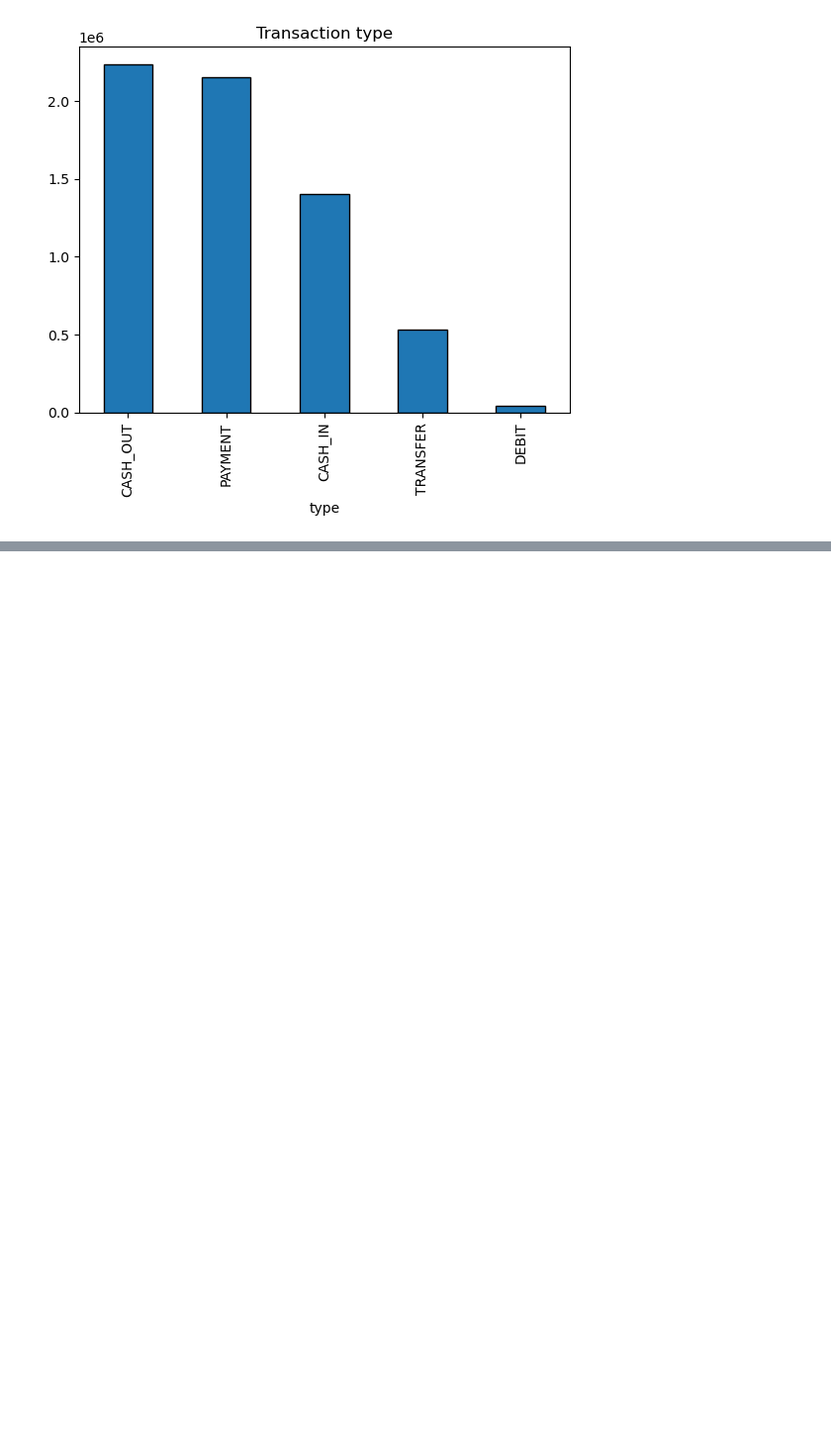
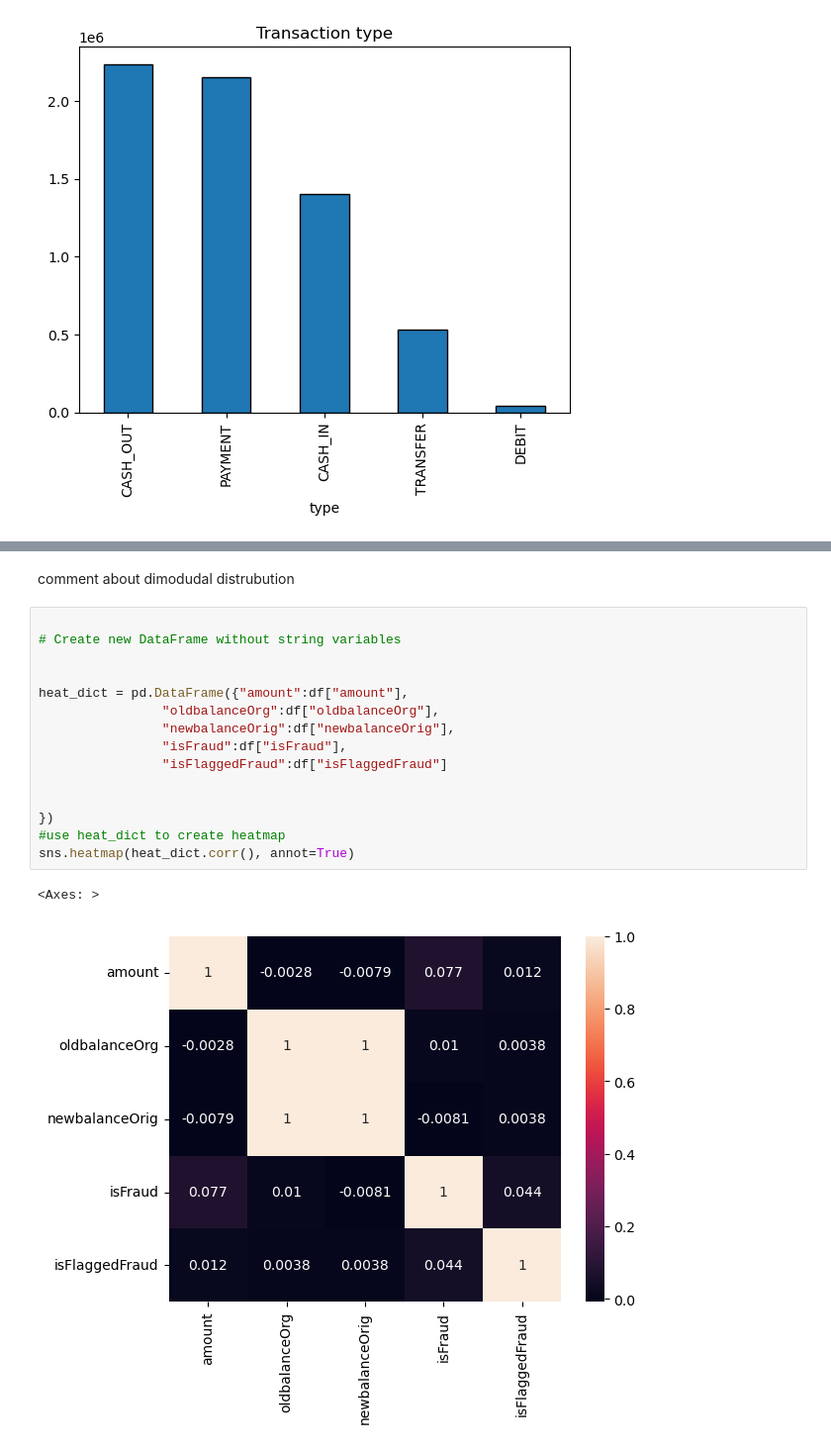
Before and after one commit to MaimunaBawa/Phase2TLAB1, a Jupyter notebook: EDA-1.ipynb, the cells around one changed output, grey strips where cells are left out. Shown at 99% size. Saved outputs shown, nothing was run; the diff lists cells and outputs as text; blank space fills up the shorter version.

```diff
--- a/EDA-1.ipynb
+++ b/EDA-1.ipynb
@@ -124,0 +156,20 @@ Fraud
+# %% [markdown]
+comment about dimodudal distrubution
+# %%
+
+# Create new DataFrame without string variables
+
+
+heat_dict = pd.DataFrame({"amount":df["amount"],
+                "oldbalanceOrg":df["oldbalanceOrg"],
+                "newbalanceOrig":df["newbalanceOrig"],
+                "isFraud":df["isFraud"],
+                "isFlaggedFraud":df["isFlaggedFraud"]
+
+
+})
+#use heat_dict to create heatmap
+sns.heatmap(heat_dict.corr(), annot=True)
+# %% [output]
+<Axes: >
+[figure, added]
```
Also changed, not shown: parts of 19 cells of this notebook.
